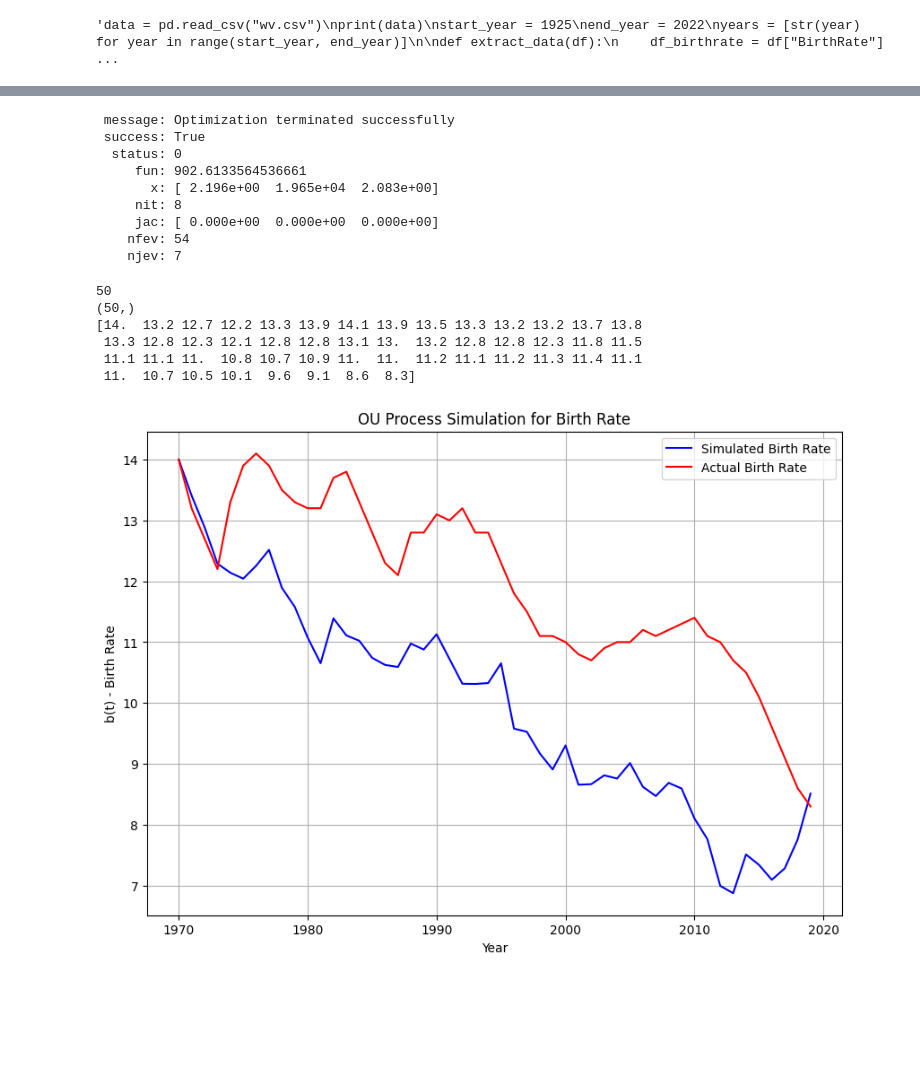
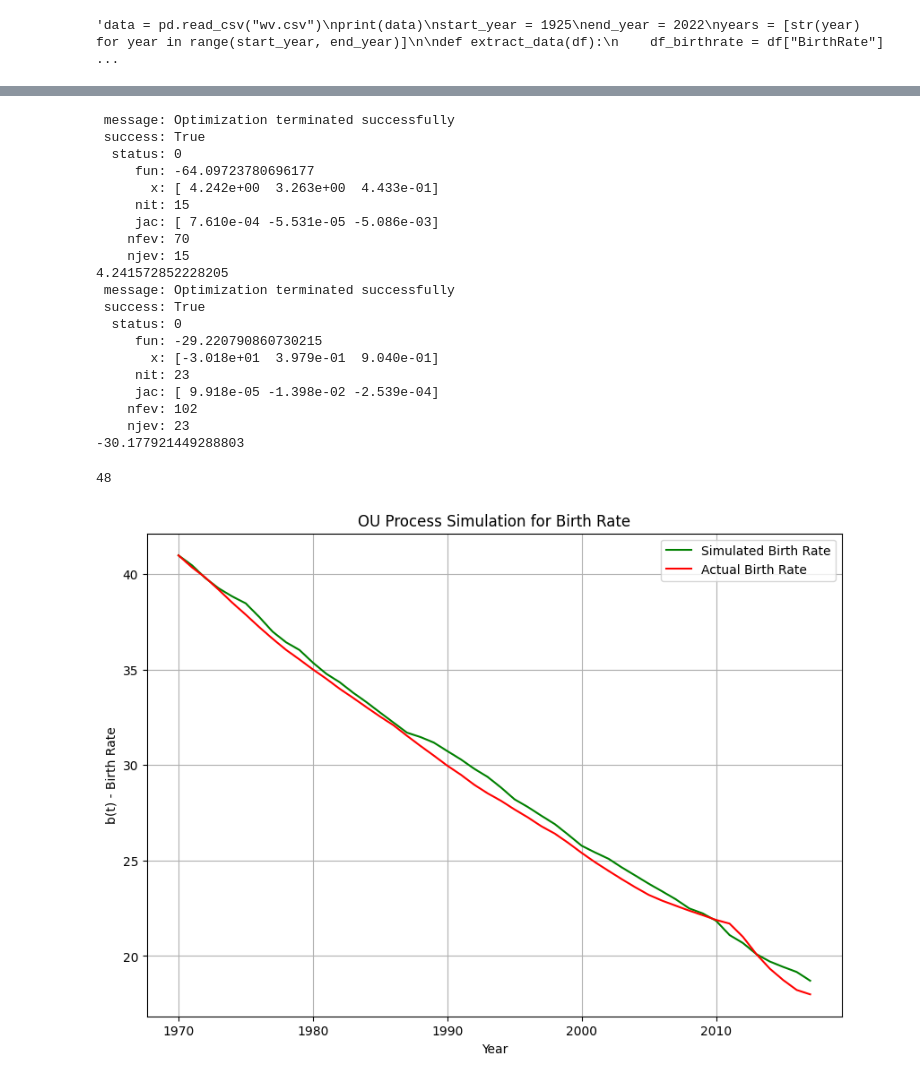
Before and after one commit to kellyj83/ML-Trading-Model, a Jupyter notebook: main_OU_Code.ipynb, the cells around one changed output, grey strips where cells are left out. Cells and saved outputs as stored; diff of their text form; code cells hidden in the pictures; blank space fills up the shorter version.

```diff
--- a/main_OU_Code.ipynb
+++ b/main_OU_Code.ipynb
@@ -11,8 +12,9 @@ from scipy.optimize import minimize
 # %%
 #data = pd.read_csv("EcuadorPopulation.csv")
 #data = pd.read_csv("japanfm3539.csv")
+data = pd.read_csv("Ecuador_M_3539.csv")
 #data = pd.read_csv("finlandfm3539.csv")
-data = pd.read_csv("finland.csv")
+#data = pd.read_csv("finland.csv")
 #data = pd.read_csv("Ecuadorfm3539.csv")
 
 population = data.loc[0]
@@ -20,7 +22,7 @@ birthrate = data.loc[1]
 deathrate = data.loc[2]
 
 start_year = 1970
-end_year = 2020
+end_year = 2018
 years = [str(year) + ' [YR' + str(year) + ']' for year in range(start_year, end_year)]
 
 
@@ -35,6 +37,9 @@ birthrate = extract_data(birthrate)
 deathrate = extract_data(deathrate)
 population = extract_data(population)
 
+'''birthrate = [i/1000 for i in birthrate]
+deathrate = [i/1000 for i in deathrate]'''
+
 #print(birthrate)
 #print(deathrate)
 #print(population)
@@ -149,68 +165,90 @@ cons = ( {'type':'ineq', 'fun': constraint1},
 p0 = [1, 1, 1]
 
 #  Call minimize
-minimize(log_likelihood_OU, p0, args = (deathrate, 1/len(birthrate)), constraints=cons)
+
+output_deathrate = minimize(log_likelihood_OU, p0, args = (deathrate, 1/len(deathrate)), constraints=cons)
+print(output_deathrate)
+[mu_optimised_death, gamma_optimised_death, sigma_optimised_death] = output_deathrate["x"]
+print(mu_optimised_death)
+
+#  Add constraint function to a dictionary
+cons = ( {'type':'ineq', 'fun': constraint1},
+         {'type':'ineq', 'fun': constraint2} )
+
+#  Initial guess for our parameters
+p0 = [1, 1, 1]
+
+output_birthrate = minimize(log_likelihood_OU, p0, args = (birthrate, 1/len(birthrate)), constraints=cons)
+print(output_birthrate)
+[mu_optimised_birth, gamma_optimised_birth, sigma_optimised_birth] = output_birthrate["x"]
+print(mu_optimised_birth)
 # %% [output]
  message: Optimization terminated successfully
  success: True
   status: 0
-     fun: 902.6133564536661
-       x: [ 2.196e+00  1.965e+04  2.083e+00]
-     nit: 8
-     jac: [ 0.000e+00  0.000e+00  0.000e+00]
-    nfev: 54
-    njev: 7
+     fun: -64.09723780696177
+       x: [ 4.242e+00  3.263e+00  4.433e-01]
+     nit: 15
+     jac: [ 7.610e-04 -5.531e-05 -5.086e-03]
+    nfev: 70
+    njev: 15
+4.241572852228205
+ message: Optimization terminated successfully
+ success: True
+  status: 0
+     fun: -29.220790860730215
+       x: [-3.018e+01  3.979e-01  9.040e-01]
+     nit: 23
+     jac: [ 9.918e-05 -1.398e-02 -2.539e-04]
+    nfev: 102
+    njev: 23
+-30.177921449288803
 # %%
-def plot_results_birthrate(gamma_b):
+def plot_results_birthrate(gamma_b, sigma_b):
 
     #gamma_b = 0.7
     #b_e = mean_birth_rate
 
-    b_e = 7.926
-    sigma = 2.246
+    b_e = mu_optimised_birth
 
     X_0 = birthrate[0]
     T = len(birthrate)
     dt = 1/T
     #N = int(T/dt)
     N = len(birthrate)
     print(N)
     X = np.zeros(N)
     X[0] = X_0
 
 
     X_actual = birthrate
     X_actual = np.array(X_actual)
 
-    print(X_actual.shape)
+    #print(X_actual.shape)
 
     x_vals = list(range(len(years)))
     year_labels = [start_year + i for i in x_vals]
 
-    print(X_actual)
+    #print(X_actual)
     for t in range(1,N):
         dW = np.sqrt(dt) * np.random.normal(0,1)
-        X[t] = X[t-1] + gamma_b * (b_e - X[t-1]) * dt + sigma * dW
+        X[t] = X[t-1] + gamma_b * (b_e - X[t-1]) * dt + sigma_b * dW
 
     plt.figure(figsize=(10,7))
-    plt.plot(year_labels, X, color="b", label = "Simulated Birth Rate")
+    plt.plot(year_labels, X, color="g", label = "Simulated Birth Rate")
     plt.plot(year_labels, X_actual, color="r", label = "Actual Birth Rate")
     plt.title("OU Process Simulation for Birth Rate")
     plt.legend()
     plt.grid(True)
     plt.xlabel("Year")
     plt.ylabel("b(t) - Birth Rate")
-    plt.show()
 
-plot_results_birthrate(3.2)
+    return X, X_actual, year_labels
+
+X, X_actual, year_labels = plot_results_birthrate(gamma_optimised_birth, sigma_optimised_birth)
 # %% [output]
-50
-(50,)
-[14.  13.2 12.7 12.2 13.3 13.9 14.1 13.9 13.5 13.3 13.2 13.2 13.7 13.8
- 13.3 12.8 12.3 12.1 12.8 12.8 13.1 13.  13.2 12.8 12.8 12.3 11.8 11.5
- 11.1 11.1 11.  10.8 10.7 10.9 11.  11.  11.2 11.1 11.2 11.3 11.4 11.1
- 11.  10.7 10.5 10.1  9.6  9.1  8.6  8.3]
+48
-[figure, old version]
+[figure, new version]
 # %%
 def plot_results_deathrate(gamma_d,sigma_d):
 
```
Also changed, not shown: parts of 13 cells of this notebook, 1 other file.
